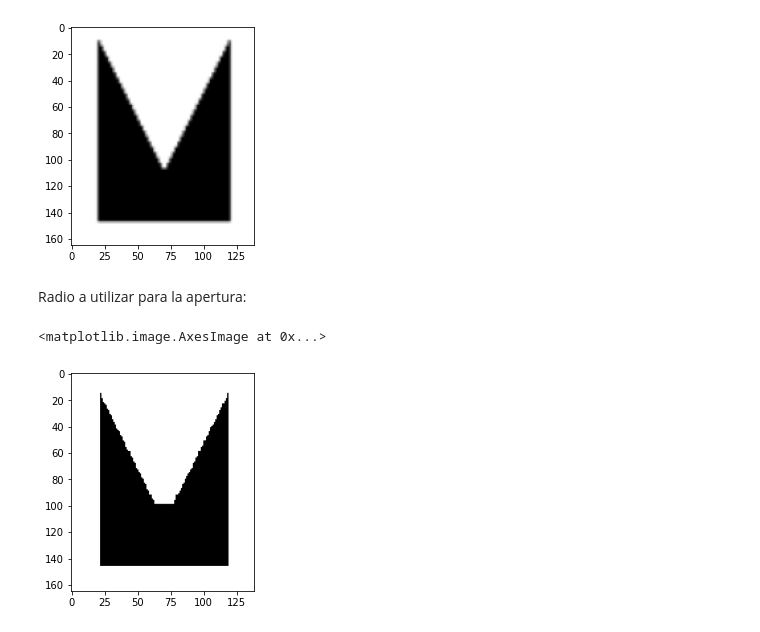
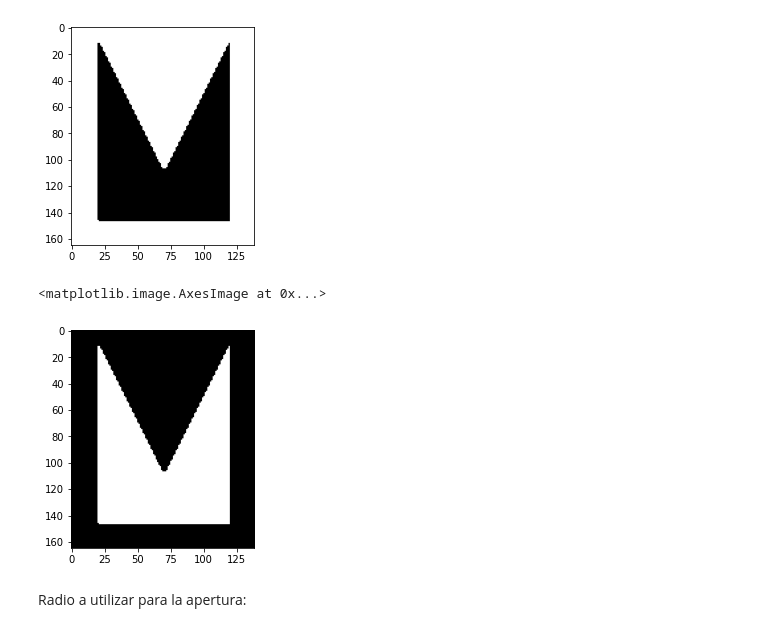
Before and after one commit to LuFernandez/imagaynes, a Jupyter notebook: Morfologia/Morfologia.ipynb, the cells around one changed output. Saved outputs shown, nothing was run; the diff lists cells and outputs as text; code cells hidden in the pictures.

```diff
--- a/Morfologia/Morfologia.ipynb
+++ b/Morfologia/Morfologia.ipynb
@@ -82,8 +87,18 @@ def ApplyOpening(kernel, img):
 # %%
 img3 = cv2.imread('Ej3.PNG')
+#Binarizo la imagen
+img3[img3 > 100] = 255
+img3[img3 < 100] = 0
+
 plt.imshow(img3)
 # %% [output]
 <matplotlib.image.AxesImage at 0x...>
 [figure]
+# %%
+img3_inv = 255 - img3
+plt.imshow(img3_inv)
+# %% [output]
+<matplotlib.image.AxesImage at 0x...>
+[figure, added]
 # %% [markdown]
 Radio a utilizar para la apertura:
@@ -92,11 +104,0 @@ radio = 6
-# %%
-#Binarizo la imagen
-img3[img3 > 10] = 255
-img3[img3 < 10] = 0
-#Armo el elemento estructural
-kernel = CircularKernel(radio, kernel_size = 15)
-opened = ApplyOpening(kernel, img3)
-plt.imshow(opened.astype(int))
-# %% [output]
-<matplotlib.image.AxesImage at 0x...>
-[figure, removed]
```
Also changed, not shown: parts of 16 cells of this notebook.
